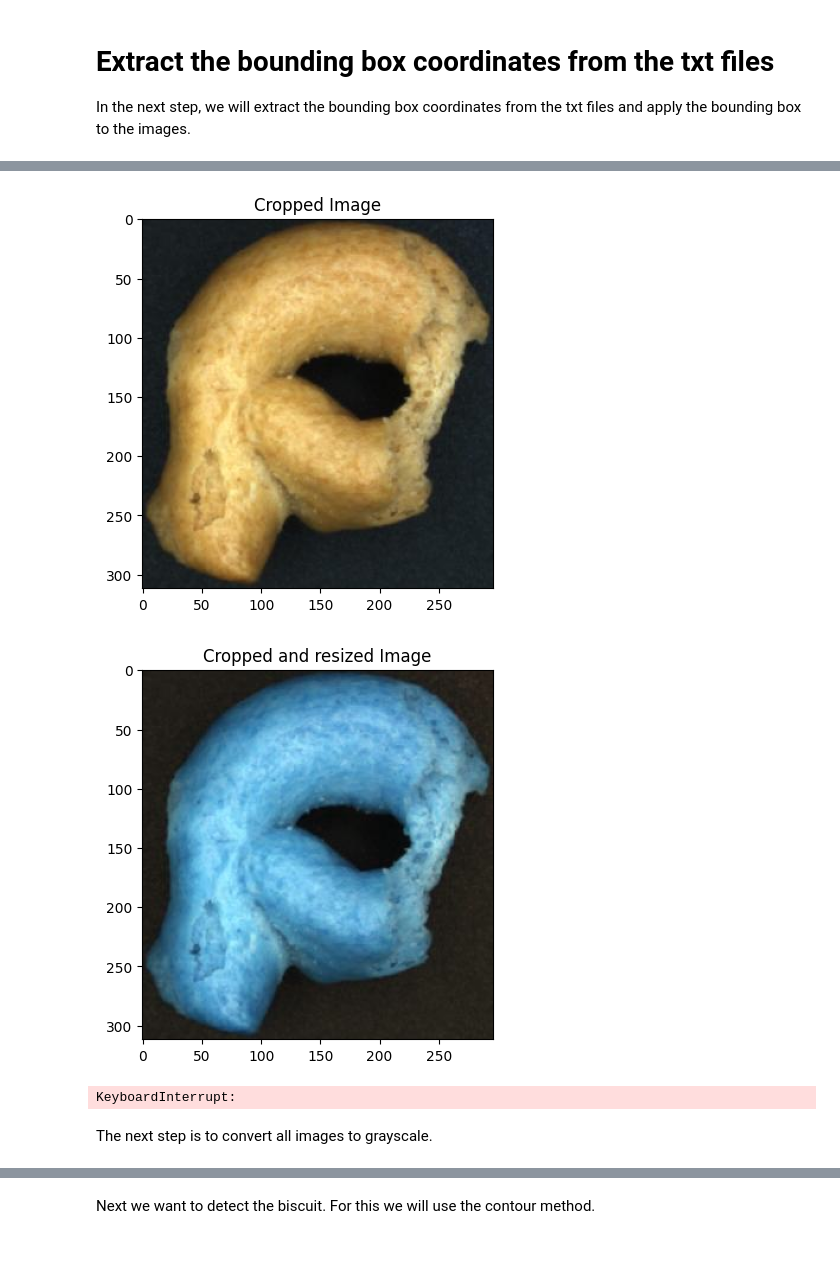
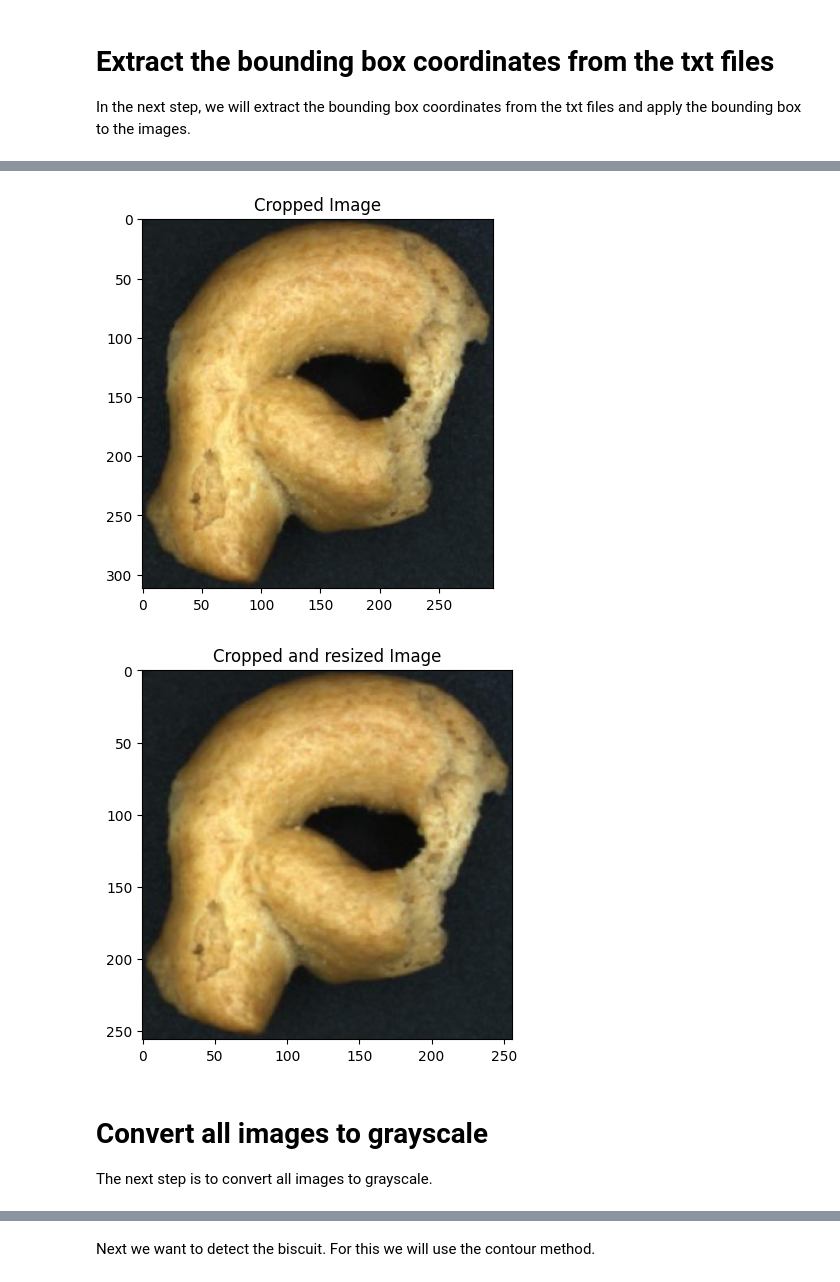
Before and after one commit to mschneider1711/MachineVision, a Jupyter notebook: Aufgabe_1/preprocessing.ipynb, the cells around one changed output, grey strips where cells are left out. Cells and saved outputs as stored; diff of their text form; code cells hidden in the pictures; blank space fills up the shorter version.

```diff
--- a/Aufgabe_1/preprocessing.ipynb
+++ b/Aufgabe_1/preprocessing.ipynb
@@ -56,6 +56,8 @@ In the next step, we will extract the bounding box coordinates from the txt file
 # create a list which contains all image paths
 all_images_paths = NOK_image_paths + OK_image_paths
 all_txt_paths = NOK_txt_paths + OK_txt_paths
+
+cropped_and_resized_images = []
 
 # iterate over all image paths and apply the bounding box to the images
 for idx,image_path in enumerate(all_images_paths):
@@ -83,43 +85,45 @@ for idx,image_path in enumerate(all_images_paths):
     # crop the image
     cropped_image = image[y_min:y_max, x_min:x_max]
     # save the image
-    cropped_image_path = image_path.replace("Biscuit Dataset - Team 4", "Biscuit Dataset - Team 4 - Cropped")
-    if not os.path.exists(os.path.dirname(cropped_image_path)):
-       os.makedirs(os.path.dirname(cropped_image_path))
+    cropped_and_resized_image_path = image_path.replace("Biscuit Dataset - Team 4", "Biscuit Dataset - Team 4 - Cropped")
+    if not os.path.exists(os.path.dirname(cropped_and_resized_image_path)):
+       os.makedirs(os.path.dirname(cropped_and_resized_image_path))
     # add cropped to the image name
-    cropped_image_path = cropped_image_path.replace(".jpg", "_cropped.jpg")
+    cropped_and_resized_image_path = cropped_and_resized_image_path.replace(".jpg", "_cropped_resized.jpg")
     # change color back to BGR
     cropped_image = cv2.cvtColor(cropped_image, cv2.COLOR_RGB2BGR)
     # resize the image to a standard size
     cropped_and_resized_image = cv2.resize(cropped_image, (256, 256))
     # save the image
-    cv2.imwrite(cropped_image_path, cropped_and_resized_image)
+    cv2.imwrite(cropped_and_resized_image_path, cropped_and_resized_image)
+
+    # add the cropped and resized image to the list
+    cropped_and_resized_images.append(cropped_and_resized_image_path)
 
     ## Only for visualisation purposes
     if idx == 0:
-        # add visualisation of the original image
         image = cv2.rectangle(image, (x_min, y_min), (x_max, y_max), (255,0,0), 3)
         plt.imshow(image)
         plt.title("Original Image with Bounding Box")
         plt.show()
 
         # add visualisation of the cropped image
         cropped_image = cv2.cvtColor(cropped_image, cv2.COLOR_BGR2RGB)
         plt.imshow(cropped_image)
         plt.title("Cropped Image")
         plt.show()
 
         # add visualisation of the cropped and resized image
         cropped_and_resized_image = cv2.cvtColor(cropped_and_resized_image, cv2.COLOR_BGR2RGB)
         plt.imshow(cropped_and_resized_image)
         plt.title("Cropped and resized Image")
         plt.show()
 # %% [output]
 [figure]
 [figure]
-[figure, old version]
+[figure, new version]
-KeyboardInterrupt:
 # %% [markdown]
+# Convert all images to grayscale
 The next step is to convert all images to grayscale.
 # %%
 # function to convert all images to grayscale
```
Also changed, not shown: parts of 17 cells of this notebook.
